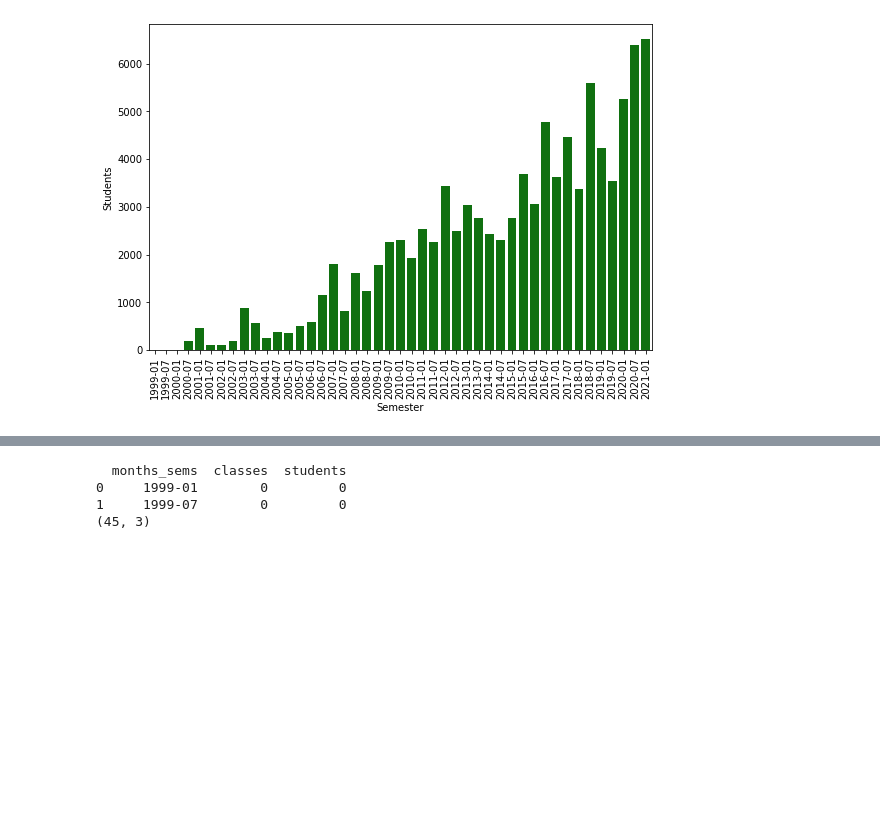
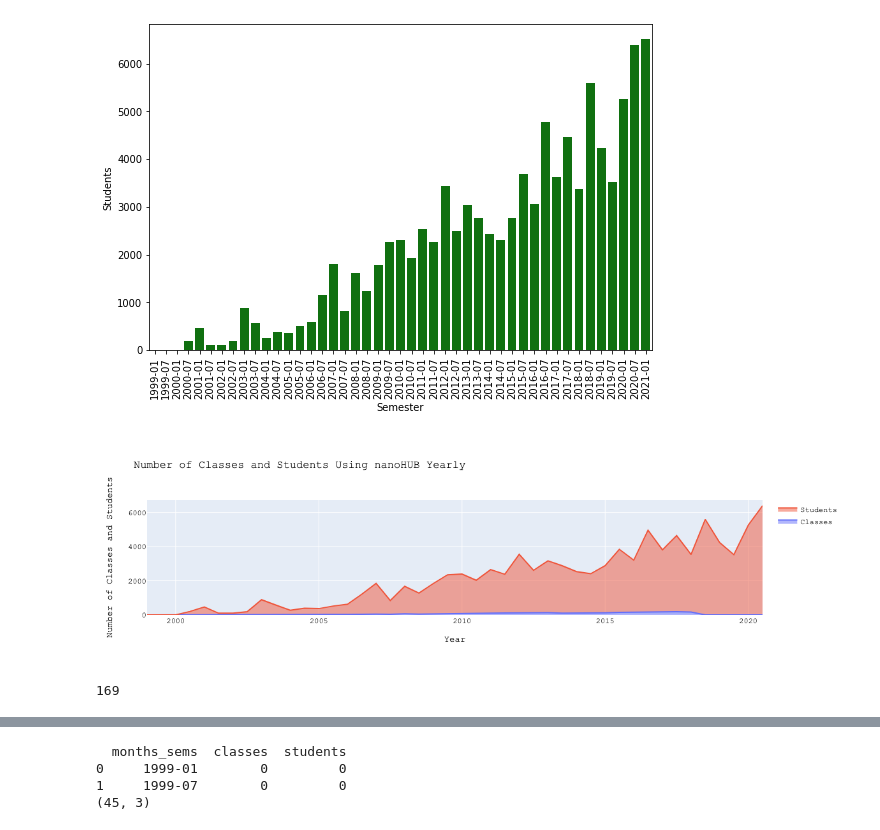
Before and after one commit to saxenap/nanohub, a Jupyter notebook: nanoHUB/pipeline/plotting/classclust_semester_participants.ipynb, the cells around one changed output, grey strips where cells are left out. Cells and saved outputs as stored; diff of their text form; code cells hidden in the pictures; blank space fills up the shorter version.

Commit message:
added some area charts

```diff
--- a/nanoHUB/pipeline/plotting/classclust_semester_participants.ipynb
+++ b/nanoHUB/pipeline/plotting/classclust_semester_participants.ipynb
@@ -252,3 +275,35 @@ s_df_bar = pd.DataFrame()
 s_df_bar['months_sems'] = months_sems_plot
 s_df_bar['classes'] = cluster_ids_per_sem_nums_plots
 s_df_bar['students'] = students_count_plot
+# %%
+import plotly.graph_objects as px
+x = months_sems_plot
+plot = px.Figure()
+plot.add_trace(px.Scatter(
+    name = 'Classes',
+    x = x,
+    y = cluster_ids_per_sem_nums_plots,
+    stackgroup='one'
+   ))
+plot.add_trace(px.Scatter(
+    name = 'Students',
+    x = x,
+    y = students_count_plot,
+    stackgroup='one'
+   )
+)
+
+plot.update_layout(
+    title = "Number of Classes and Students Using nanoHUB Yearly",
+    font_family="Courier New",
+    xaxis_title = 'Year',
+    yaxis_title = 'Number of Classes and Students',
+    font_color="black",
+    title_font_color="black",
+)
+plot.show()
+#plot.write_image("./plots_production/class_sem_clust.png")
+cluster_ids_per_sem_nums_plots.pop()
+# %% [output]
+[figure, added]
+169
```
Also changed, not shown: parts of 17 cells of this notebook.
